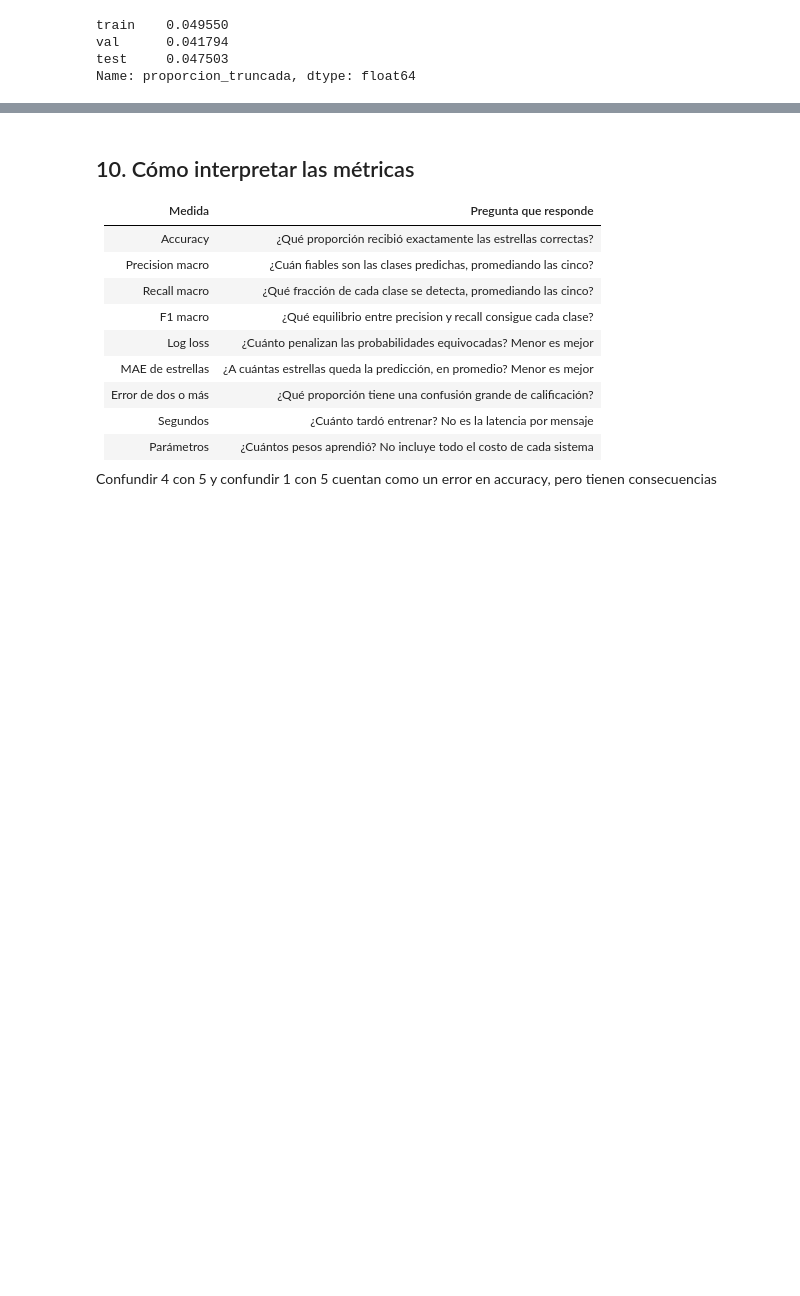
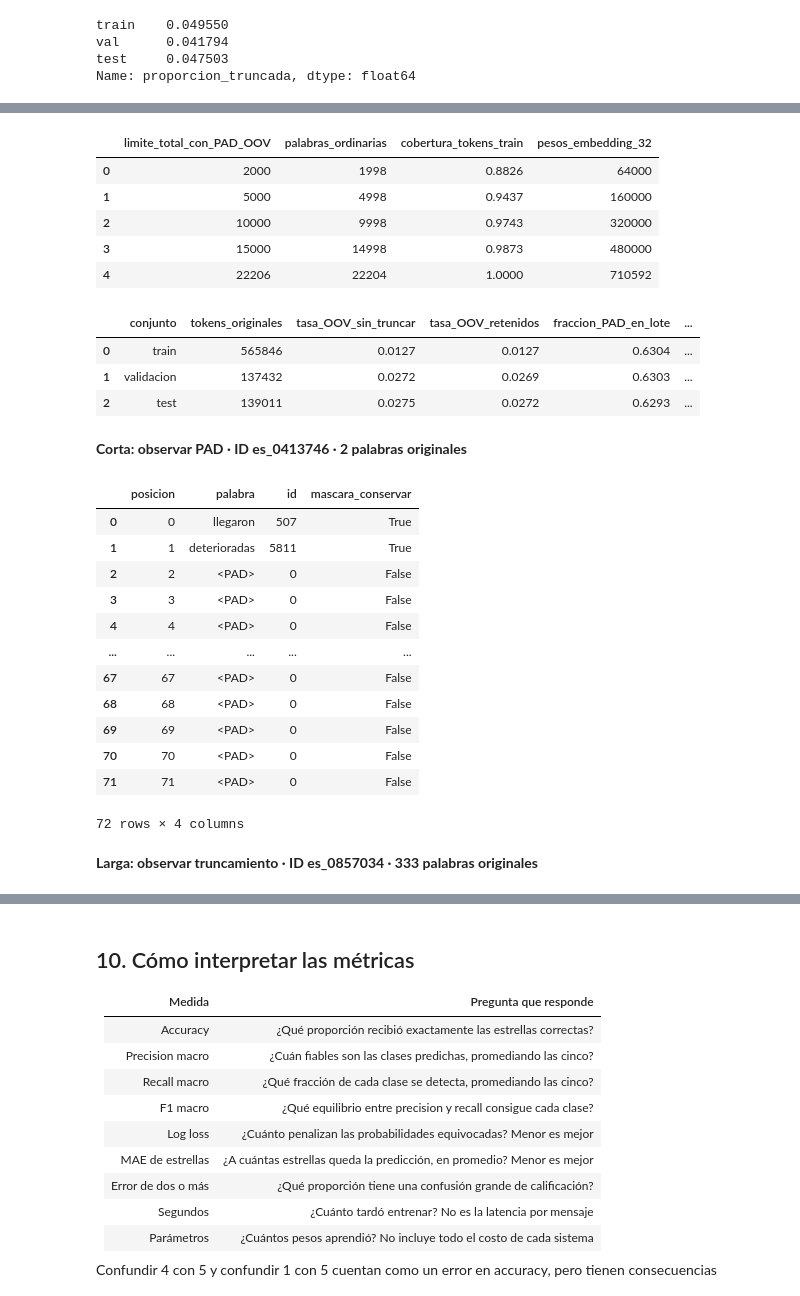
Before and after one commit to nfmanios-debug/ean_nlp, a Jupyter notebook: NLP_Amazon_Reviews_ES.ipynb, the cells around one changed output, grey strips where cells are left out. Drawn from its saved outputs; the diff is of its cells as text; code cells hidden in the pictures; blank space fills up the shorter version.

```diff
--- a/NLP_Amazon_Reviews_ES.ipynb
+++ b/NLP_Amazon_Reviews_ES.ipynb
@@ -597,0 +675,55 @@ Name: proporcion_truncada, dtype: float64
+# %%
+# Mismo vocabulario y longitud utilizados en los modelos; no se aprende de test.
+import tensorflow as tf
+from collections import Counter
+vocab = json.loads((OUT / 'vocabulario.json').read_text(encoding='utf-8'))
+L = config['longitud']
+vector_auditoria = tf.keras.layers.TextVectorization(
+    standardize=None, output_sequence_length=L, vocabulary=vocab)
+assert vocab[:2] == ['', '[UNK]']
+display(pd.DataFrame({'id': range(min(18, len(vocab))),
+    'token': ['PAD (vacío)' if t == '' else t for t in vocab[:18]]}))
+
+# Frecuencia de ocurrencias, no solo cantidad de palabras distintas.
+frecuencias = Counter(' '.join(train.texto_limpio).split())
+total_tokens = sum(frecuencias.values())
+cobertura = pd.DataFrame([{
+    'limite_total_con_PAD_OOV': limite,
+    'palabras_ordinarias': min(limite - 2, len(frecuencias)),
+    'cobertura_tokens_train': sum(n for _, n in frecuencias.most_common(limite - 2)) / total_tokens,
+    'pesos_embedding_32': (min(limite - 2, len(frecuencias)) + 2) * 32
+} for limite in [2000, 5000, 10000, 15000, len(frecuencias) + 2]])
+display(cobertura.round(4))
+cobertura.to_csv(OUT / 'cobertura_vocabulario.csv', index=False)
+conocidas = set(vocab[2:])
+filas_tokens = []
+for nombre, datos in [('train', train), ('validacion', val), ('test', test)]:
+    tokens = datos.texto_limpio.str.split().tolist()
+    total = sum(map(len, tokens))
+    retenidos = sum(min(len(t), L) for t in tokens)
+    filas_tokens.append({'conjunto': nombre, 'tokens_originales': total,
+        'tasa_OOV_sin_truncar': sum(w not in conocidas for t in tokens for w in t) / total,
+        'tasa_OOV_retenidos': sum(w not in conocidas for t in tokens for w in t[:L]) / retenidos,
+        'fraccion_PAD_en_lote': 1 - retenidos / (len(tokens) * L),
+        'fraccion_resenas_truncadas': sum(len(t) > L for t in tokens) / len(tokens),
+        'fraccion_tokens_descartados': 1 - retenidos / total})
+auditoria_tokens = pd.DataFrame(filas_tokens)
+display(auditoria_tokens.round(4))
+auditoria_tokens.to_csv(OUT / 'auditoria_tokens.csv', index=False)
+
+# Se eligen reseñas reales: corta, larga y una con OOV entre los tokens retenidos.
+elegidos = [train.sort_values('n_palabras').iloc[0], train.sort_values('n_palabras').iloc[-1]]
+desconocida = next((row for _, row in test.iterrows()
+    if any(w not in conocidas for w in row.texto_limpio.split()[:L])), None)
+if desconocida is not None:
+    elegidos.append(desconocida)
+for caso, row in zip(['Corta: observar PAD', 'Larga: observar truncamiento', 'OOV real'], elegidos):
+    palabras = row.texto_limpio.split()
+    ids = vector_auditoria(tf.constant([row.texto_limpio])).numpy()[0]
+    display(Markdown(f"**{caso} · ID {row['id']} · {len(palabras)} palabras originales**"))
+    display(pd.DataFrame({'posicion': range(L),
+        'palabra': palabras[:L] + ['<PAD>'] * max(0, L - len(palabras)),
+        'id': ids, 'mascara_conservar': ids != 0}))
+    if len(palabras) > L:
+        print('Inicio del contenido descartado:', ' '.join(palabras[L:L + 25]))
+# %% [output]
@@ -597,0 +747,25 @@ Name: proporcion_truncada, dtype: float64
+|  | limite_total_con_PAD_OOV | palabras_ordinarias | cobertura_tokens_train | pesos_embedding_32 |
+| 0 | 2000 | 1998 | 0.8826 | 64000 |
+| 1 | 5000 | 4998 | 0.9437 | 160000 |
+| 2 | 10000 | 9998 | 0.9743 | 320000 |
+| 3 | 15000 | 14998 | 0.9873 | 480000 |
+| 4 | 22206 | 22204 | 1.0000 | 710592 |
+|  | conjunto | tokens_originales | tasa_OOV_sin_truncar | tasa_OOV_retenidos | fraccion_PAD_en_lote | ... |
+| 0 | train | 565846 | 0.0127 | 0.0127 | 0.6304 | ... |
+| 1 | validacion | 137432 | 0.0272 | 0.0269 | 0.6303 | ... |
+| 2 | test | 139011 | 0.0275 | 0.0272 | 0.6293 | ... |
+**Corta: observar PAD · ID es_0413746 · 2 palabras originales**
+|  | posicion | palabra | id | mascara_conservar |
+| 0 | 0 | llegaron | 507 | True |
+| 1 | 1 | deterioradas | 5811 | True |
+| 2 | 2 | <PAD> | 0 | False |
+| 3 | 3 | <PAD> | 0 | False |
+| 4 | 4 | <PAD> | 0 | False |
+| ... | ... | ... | ... | ... |
+| 67 | 67 | <PAD> | 0 | False |
+| 68 | 68 | <PAD> | 0 | False |
+| 69 | 69 | <PAD> | 0 | False |
+| 70 | 70 | <PAD> | 0 | False |
+| 71 | 71 | <PAD> | 0 | False |
+72 rows × 4 columns
+**Larga: observar truncamiento · ID es_0857034 · 333 palabras originales**
```
Also changed, not shown: parts of 14 cells of this notebook.
